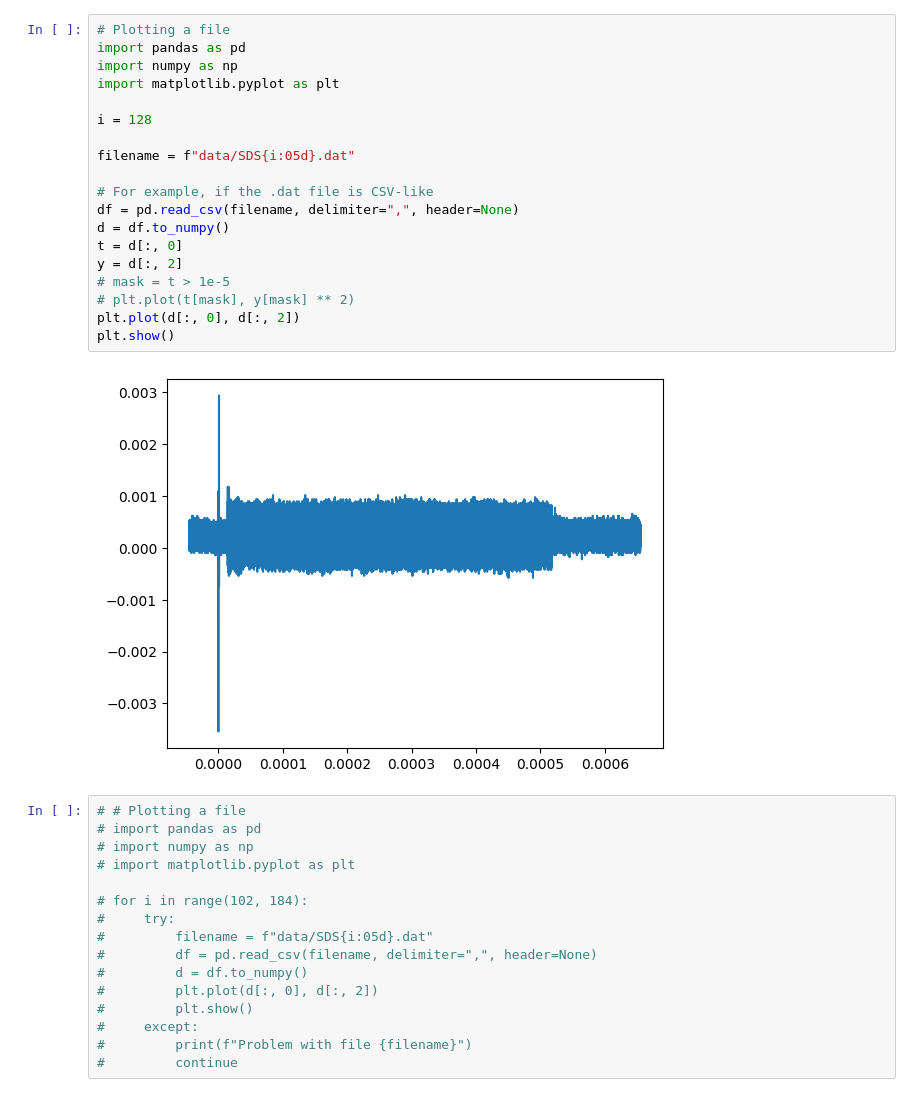
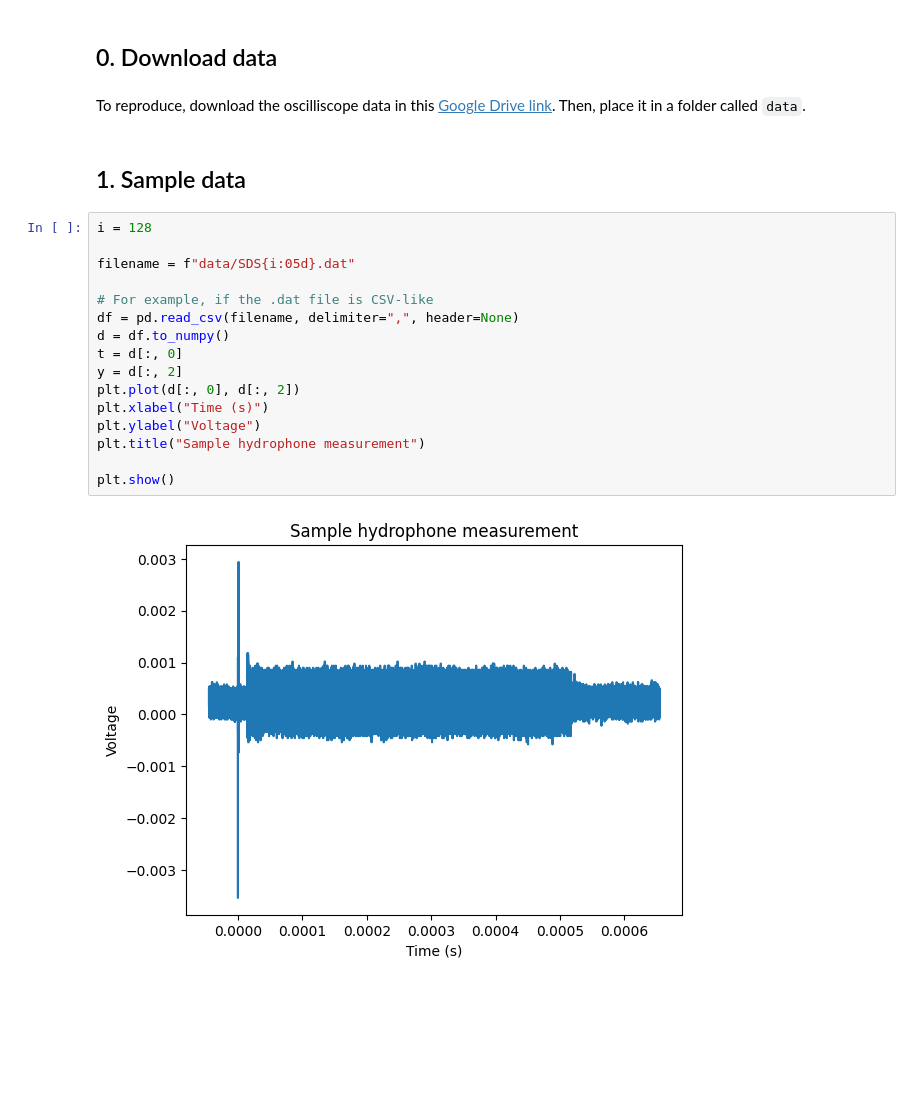
Before and after one commit to Brain-Hack-2024/transcranial-ultrasound, a Jupyter notebook: skull-attenuation-analysis/main.ipynb, the cells around one changed output. Cells and saved outputs as stored; diff of their text form; blank space fills up the shorter version.

```diff
--- a/skull-attenuation-analysis/main.ipynb
+++ b/skull-attenuation-analysis/main.ipynb
@@ -1,37 +11,24 @@
+# %% [markdown]
+## 0. Download data
+# %% [markdown]
+To reproduce, download the oscilliscope data in this [Google Drive link](https://drive.google.com/drive/folders/1xMx-rKDBBPWpVfSlJJGTFtPv0_S3TEqP?usp=sharing). Then, place it in a folder called `data`.
+# %% [markdown]
+## 1. Sample data
 # %%
-# Plotting a file
-import pandas as pd
-import numpy as np
-import matplotlib.pyplot as plt
-
 i = 128
 
 filename = f"data/SDS{i:05d}.dat"
 
 # For example, if the .dat file is CSV-like
 df = pd.read_csv(filename, delimiter=",", header=None)
 d = df.to_numpy()
 t = d[:, 0]
 y = d[:, 2]
-# mask = t > 1e-5
-# plt.plot(t[mask], y[mask] ** 2)
 plt.plot(d[:, 0], d[:, 2])
+plt.xlabel("Time (s)")
+plt.ylabel("Voltage")
+plt.title("Sample hydrophone measurement")
+
 plt.show()
 # %% [output]
-[figure, old version]
+[figure, new version]
-# %%
-# # Plotting a file
-# import pandas as pd
-# import numpy as np
-# import matplotlib.pyplot as plt
-
-# for i in range(102, 184):
-#     try:
-#         filename = f"data/SDS{i:05d}.dat"
-#         df = pd.read_csv(filename, delimiter=",", header=None)
-#         d = df.to_numpy()
-#         plt.plot(d[:, 0], d[:, 2])
-#         plt.show()
-#     except:
-#         print(f"Problem with file {filename}")
-#         continue
```
Also changed, not shown: parts of 15 cells of this notebook, 2 other files.
